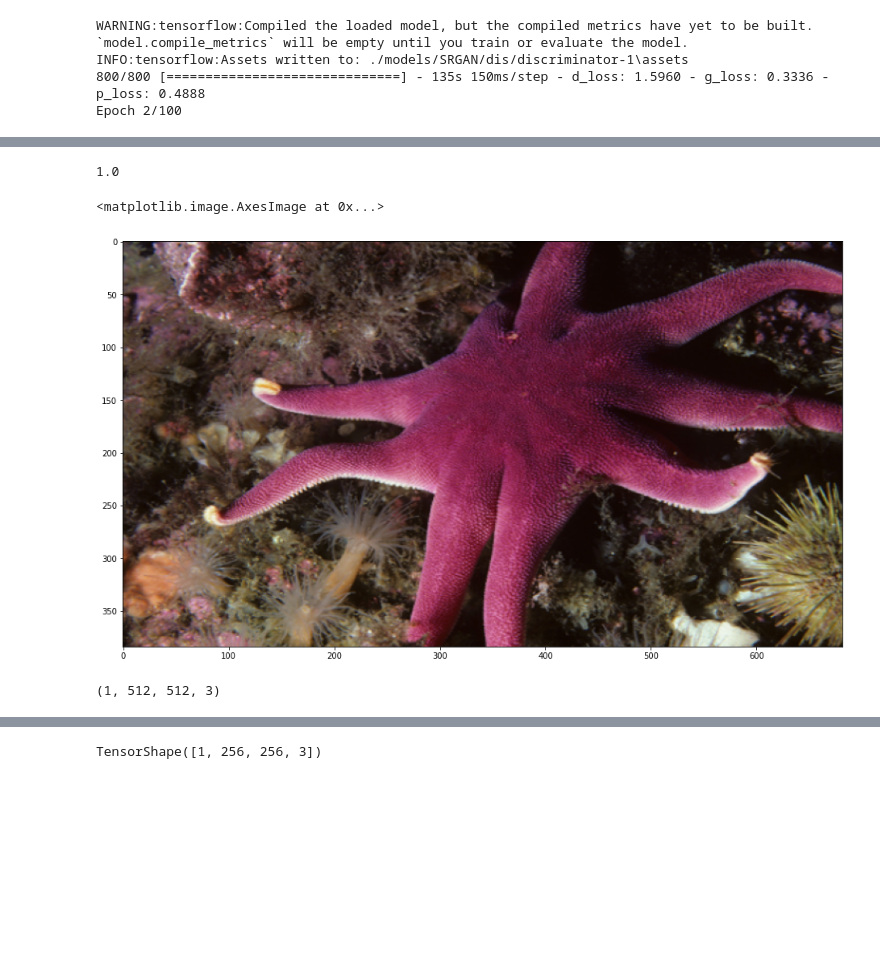
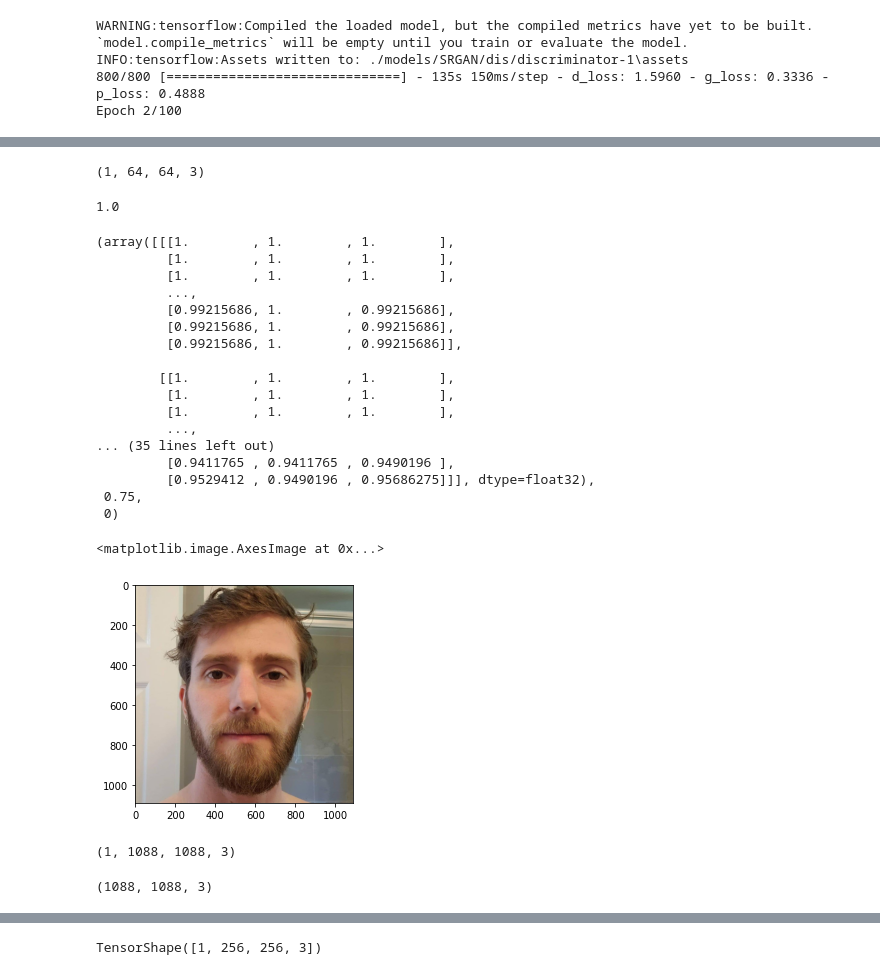
Before and after one commit to vedant-jumle/Gen_ML_sem_4, a Jupyter notebook: SRGAN.ipynb, the cells around one changed output, grey strips where cells are left out. Drawn from its saved outputs; the diff is of its cells as text; code cells hidden in the pictures; blank space fills up the shorter version.

```diff
--- a/SRGAN.ipynb
+++ b/SRGAN.ipynb
@@ -313,6 +316,7 @@ WARNING:tensorflow:No training configuration found in save file, so the model wa
 # %%
 # file_path = "./images/vedant.jpg"
 # file_path = "./images/burger.jpg"
-file_path = "./images/SRTEST_small.png"
+file_path = "./images/number_plate_lr.png"
+# file_path = "./images/number_plate.png"
 
-test, dim_ratio = load_image(file_path)
+_image, dim_ratio = load_image(file_path)
@@ -321,3 +328,7 @@ NameError: name 'load_image' is not defined
+# %%
+lr_image.shape
+# %% [output]
+(1, 64, 64, 3)
 # %%
 dim_ratio
 # %% [output]
@@ -332,12 +374,32 @@ def unpack(img, dim_ratio):
+# %%
+pack(_image[0])
+# %% [output]
+(array([[[1.        , 1.        , 1.        ],
+         [1.        , 1.        , 1.        ],
+         [1.        , 1.        , 1.        ],
+         ...,
+         [0.99215686, 1.        , 0.99215686],
+         [0.99215686, 1.        , 0.99215686],
+         [0.99215686, 1.        , 0.99215686]],
+
+        [[1.        , 1.        , 1.        ],
+         [1.        , 1.        , 1.        ],
+         [1.        , 1.        , 1.        ],
+         ...,
+... (35 lines left out)
+         [0.9411765 , 0.9411765 , 0.9490196 ],
+         [0.9529412 , 0.9490196 , 0.95686275]]], dtype=float32),
+ 0.75,
+ 0)
 # %%
-plt.imshow(unpack(test[0], dim_ratio))
+plt.imshow(unpack(_image[0], dim_ratio))
 # %% [output]
 <matplotlib.image.AxesImage at 0x...>
-[figure, old version]
+[figure, new version]
 # %%
-test.shape
+_image.shape
 # %% [output]
-(1, 512, 512, 3)
+(1, 1088, 1088, 3)
 # %%
 def convolute(img, model):
     upscaled = []
@@ -353 +417,5 @@ def convolute(img, model):
+# %%
+packed_image.shape
+# %% [output]
+(1088, 1088, 3)
 # %%
```
Also changed, not shown: parts of 46 cells of this notebook, 5 other files.
